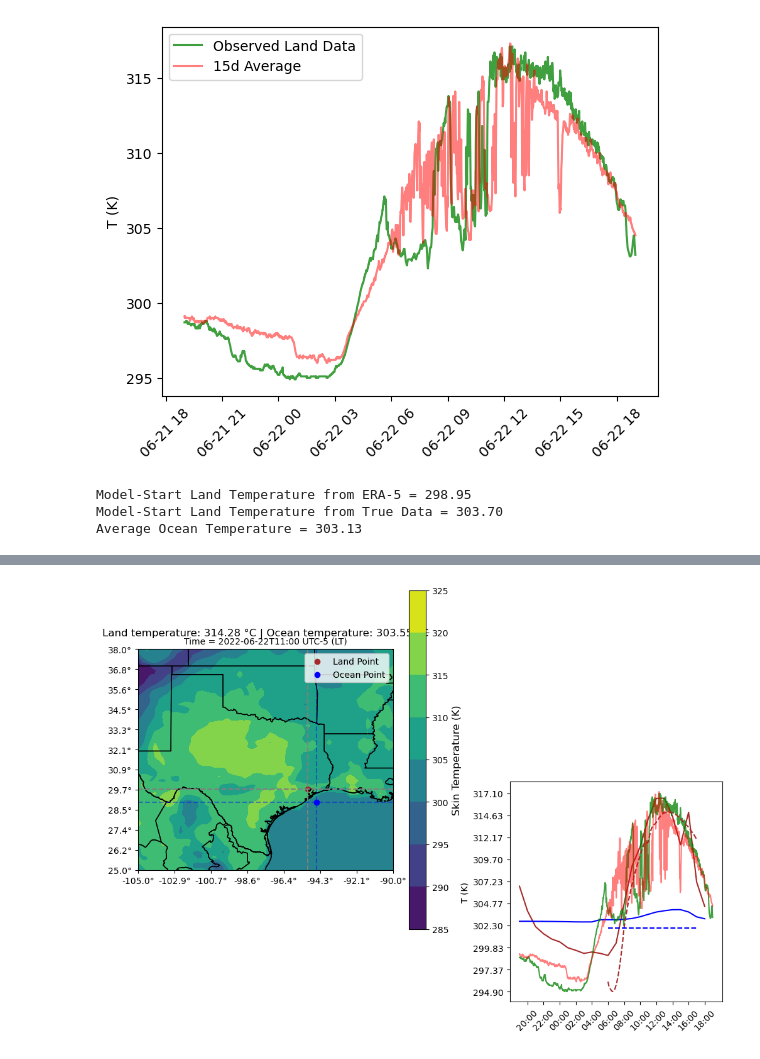
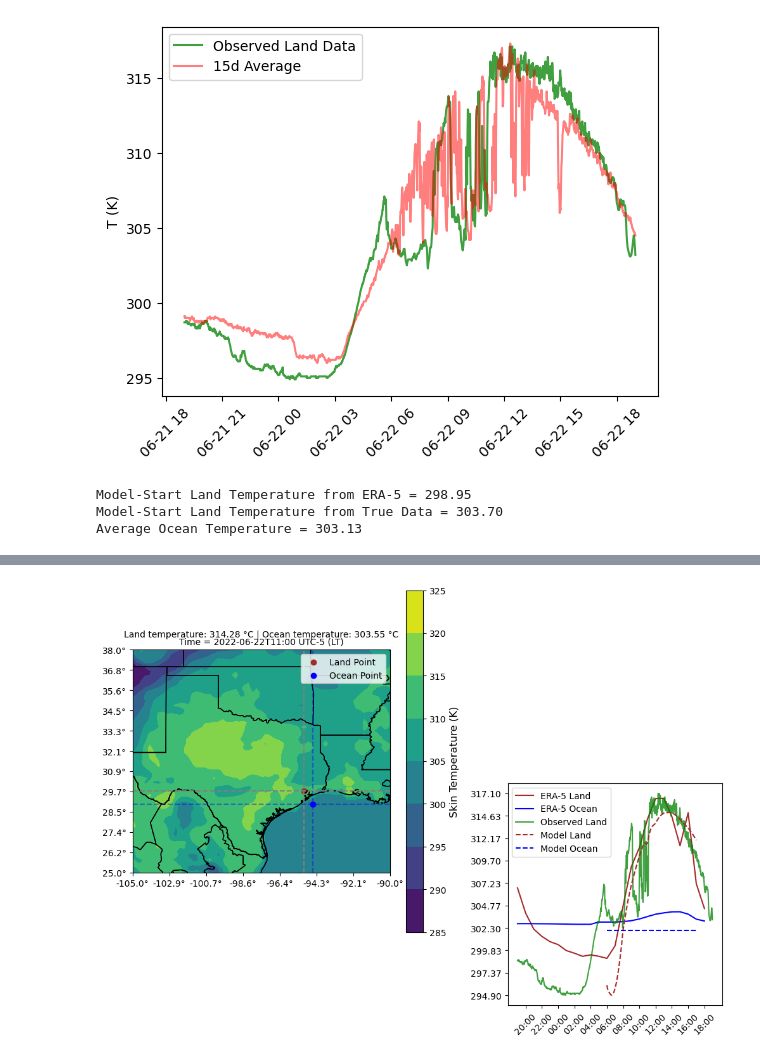
Before and after one commit to torrilab/DCI-Project, a Jupyter notebook: Code/Figures/campaign_data/reanalysis_diurnal_cycle.ipynb, the cells around one changed output, grey strips where cells are left out. Saved outputs shown, nothing was run; the diff lists cells and outputs as text; code cells hidden in the pictures.

```diff
--- a/Code/Figures/campaign_data/reanalysis_diurnal_cycle.ipynb
+++ b/Code/Figures/campaign_data/reanalysis_diurnal_cycle.ipynb
@@ -250,7 +250,7 @@ ax1.scatter(ocean_lon, ocean_lat, color='blue', label="Ocean Point")  # Ocean po
 landtemp_val=skt.sel(latitude=land_lat,longitude=land_lon,method='nearest').item()
 oceantemp_val=skt.sel(latitude=ocean_lat,longitude=ocean_lon,method='nearest').item()
 ax1.text(0.5, 1.05, f'Land temperature: {landtemp_val:.2f} °C | Ocean temperature: {oceantemp_val:.2f} °C',
-         ha='center', va='bottom', fontsize=12, transform=ax1.transAxes)
+         ha='center', va='bottom', fontsize=10, transform=ax1.transAxes)
 
 
 ###############################################################################################################
@@ -279,10 +279,10 @@ import pandas as pd; time_values = pd.to_datetime(skt_og['valid_time'].values)
 
 # Land temperature time series plot
 ax2 = fig.add_subplot(gs[1, 1])
-ax2.plot(time_values,skt_diurnal_land, color='brown',label='Land')
+ax2.plot(time_values,skt_diurnal_land, color='brown',label='ERA-5 Land')
 
 # Ocean temperature time series plot
-ax2.plot(time_values,skt_diurnal_ocean, color='blue',label='Ocean')
+ax2.plot(time_values,skt_diurnal_ocean, color='blue',label='ERA-5 Ocean')
 
 #TIME TICKS
 # Select only even indices
@@ -314,7 +314,7 @@ end_time = pd.Timestamp(timestamps_true[-1].values)   # Last timestamp
 true_time_values = pd.date_range(start=start_time, end=end_time, periods=len(true_data))
 
 # Plot with the new interpolated time axis
-ax2.plot(true_time_values, true_data, alpha=0.75, color='green', label='Observed Land Data')
+ax2.plot(true_time_values, true_data, alpha=0.75, color='green', label='Observed Land')
 ###########################################################################################
 
 ###############################################################################################################
@@ -372,6 +372,7 @@ land_start_true = np.argmin(np.abs(true_time_values - target_time))
 print(f'Model-Start Land Temperature from True Data = {true_data[land_start_true]:.2f}')
 print(f'Average Ocean Temperature = {skt_diurnal_ocean.mean():.2f}')
 ###########################################################################################
+ax2.legend(loc='upper left')
 
 
 
@@ -388,58 +389,56 @@ print(f'Average Ocean Temperature = {skt_diurnal_ocean.mean():.2f}')
 
 
 
+# #15 Day Average Diurnal Cycle
+# ###########################################################################################
+
+# avgArray=np.zeros((1,1140))
 
 
-#15 Day Average Diurnal Cycle
-###########################################################################################
+# # Define data location
+# data_location = '/mnt/lustre/koa/koastore/torri_group/air_directory/DCI-Project/Figures/campaign_data/surface_data/'
 
-avgArray=np.zeros((1,1140))
+# # Define search date range (June 7 to July 7, 2022)
+# start_date = pd.Timestamp("2022-06-07")
+# end_date = pd.Timestamp("2022-07-07")
 
+# # Generate list of dates in YYYYMMDD format
+# search_dates = [(start_date + pd.Timedelta(days=i)).strftime("%Y%m%d") for i in range((end_date - start_date).days + 1)]
 
-# Define data location
-data_location = '/mnt/lustre/koa/koastore/torri_group/air_directory/DCI-Project/Figures/campaign_data/surface_data/'
+# count=0
+# for ind in np.arange(len(search_dates)):
+#     ds = GetLandData(search_dates[ind])
 
-# Define search date range (June 7 to July 7, 2022)
-start_date = pd.Timestamp("2022-06-07")
-end_date = pd.Timestamp("2022-07-07")
+#     ###########################################################################################
+#     ds['time'] = ds['time'] - np.timedelta64(5, 'h')
+#     timestamps=ds['time']
 
-# Generate list of dates in YYYYMMDD format
-search_dates = [(start_date + pd.Timedelta(days=i)).strftime("%Y%m%d") for i in range((end_date - start_date).days + 1)]
+#     # search_date = "2022-06-22"
+#     search_date=search_dates[ind]
+#     search_date = datetime.strptime(search_date, "%Y%m%d").strftime("%Y-%m-%d")
 
-count=0
-for ind in np.arange(len(search_dates)):
-    ds = GetLandData(search_dates[ind])
+#     # Find matching timestamps
+#     matches = np.char.startswith(timestamps.astype(str), search_date)
+#     where=np.where(matches==True)
 
-    ###########################################################################################
-    ds['time'] = ds['time'] - np.timedelta64(5, 'h')
-    timestamps=ds['time']
+#     true_data=ds['sfc_ir_temp'][where].values
 
-    # search_date = "2022-06-22"
-    search_date=search_dates[ind]
-    search_date = datetime.strptime(search_date, "%Y%m%d").strftime("%Y-%m-%d")
+#     # start_time = pd.Timestamp(timestamps[0].values)  # First timestamp
+#     # end_time = pd.Timestamp(timestamps[-1].values)   # Last timestamp
+#     # # Generate new time array with interpolated values (e.g., every 10 minutes)
+#     # new_time_values = pd.date_range(start=start_time, end=end_time, periods=len(true_data))
+#     # # print(new_time_values);print('\n')
 
-    # Find matching timestamps
-    matches = np.char.startswith(timestamps.astype(str), search_date)
-    where=np.where(matches==True)
+#     if len(true_data) == 1140: #excluding 06/08/22
+#         count+=1
+#         avgArray+=true_data
+# avgArray/=count
 
-    true_data=ds['sfc_ir_temp'][where].values
-
-    # start_time = pd.Timestamp(timestamps[0].values)  # First timestamp
-    # end_time = pd.Timestamp(timestamps[-1].values)   # Last timestamp
-    # # Generate new time array with interpolated values (e.g., every 10 minutes)
-    # new_time_values = pd.date_range(start=start_time, end=end_time, periods=len(true_data))
-    # # print(new_time_values);print('\n')
-
-    if len(true_data) == 1140: #excluding 06/08/22
-        count+=1
-        avgArray+=true_data
-avgArray/=count
-
-# Plot with the new interpolated time axis
-plt.plot(new_time_values, true_data, alpha=0.5, color='red', label='Observed Land Data')
-plt.ylabel('T (K)')
-plt.xticks(rotation=45);
-###########################################################################################
+# # Plot with the new interpolated time axis
+# plt.plot(new_time_values, true_data, alpha=0.5, color='red', label='Observed Land Data')
+# plt.ylabel('T (K)')
+# plt.xticks(rotation=45);
+# ###########################################################################################
 # %% [output]
 Model-Start Land Temperature from ERA-5 = 298.95
 Model-Start Land Temperature from True Data = 303.70
@@ -447 +447 @@ Average Ocean Temperature = 303.13
-[figure, old version]
+[figure, new version]
```
Also changed, not shown: parts of 1 cell of this notebook, 7 other files.
